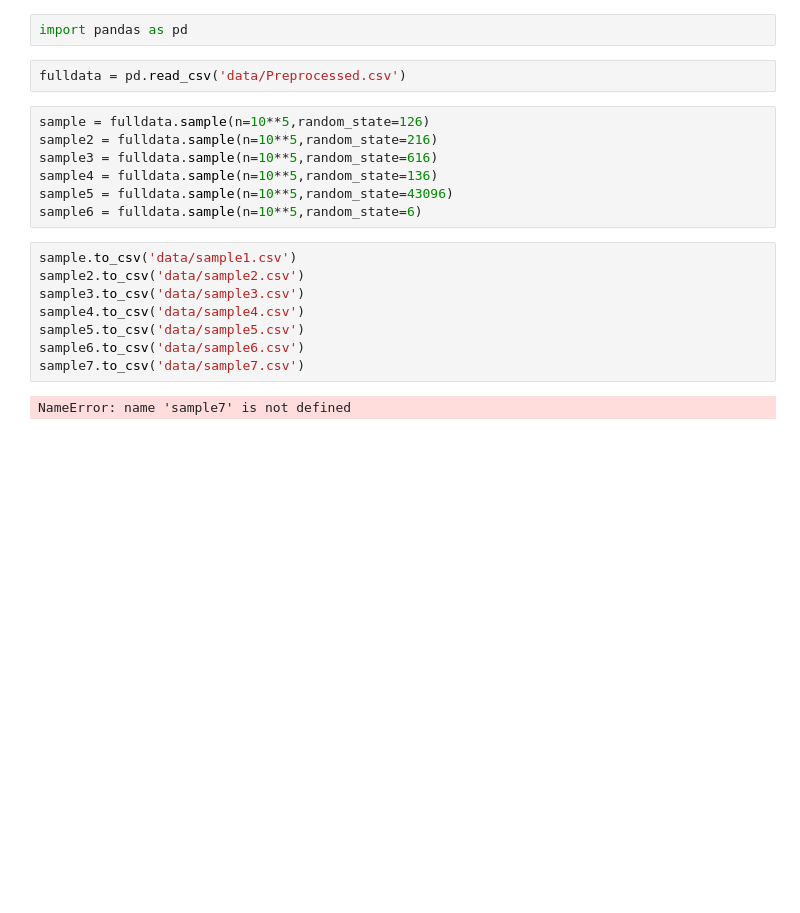
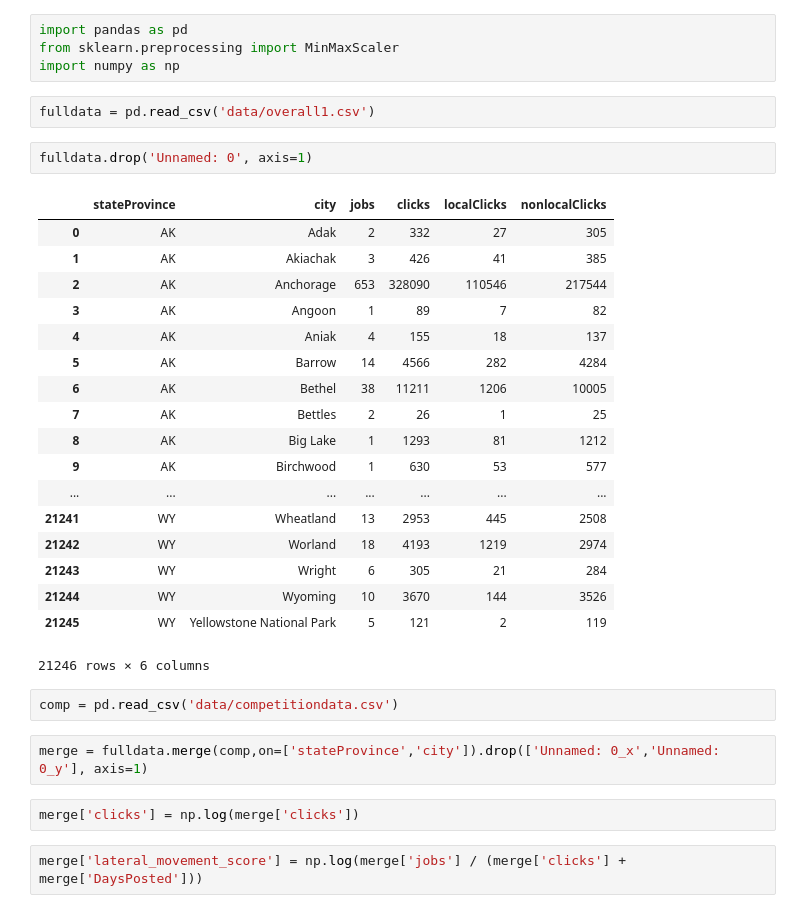
Before and after one commit to ankit-deogharia/Datafest2018, a Jupyter notebook: bashANA.ipynb, the cells around one changed output. Saved outputs shown, nothing was run; the diff lists cells and outputs as text; blank space fills up the shorter version.

```diff
--- a/bashANA.ipynb
+++ b/bashANA.ipynb
@@ -1,21 +1,35 @@
 # %%
 import pandas as pd
+from sklearn.preprocessing import MinMaxScaler
+import numpy as np
 # %%
-fulldata = pd.read_csv('data/Preprocessed.csv')
+fulldata = pd.read_csv('data/overall1.csv')
-# %%
-sample = fulldata.sample(n=10**5,random_state=126)
-sample2 = fulldata.sample(n=10**5,random_state=216)
-sample3 = fulldata.sample(n=10**5,random_state=616)
-sample4 = fulldata.sample(n=10**5,random_state=136)
-sample5 = fulldata.sample(n=10**5,random_state=43096)
-sample6 = fulldata.sample(n=10**5,random_state=6)
-# %%
-sample.to_csv('data/sample1.csv')
-sample2.to_csv('data/sample2.csv')
-sample3.to_csv('data/sample3.csv')
-sample4.to_csv('data/sample4.csv')
-sample5.to_csv('data/sample5.csv')
-sample6.to_csv('data/sample6.csv')
-sample7.to_csv('data/sample7.csv')
-# %% [output]
-NameError: name 'sample7' is not defined
+# %%
+fulldata.drop('Unnamed: 0', axis=1)
+# %% [output]
+|  | stateProvince | city | jobs | clicks | localClicks | nonlocalClicks |
+| 0 | AK | Adak | 2 | 332 | 27 | 305 |
+| 1 | AK | Akiachak | 3 | 426 | 41 | 385 |
+| 2 | AK | Anchorage | 653 | 328090 | 110546 | 217544 |
+| 3 | AK | Angoon | 1 | 89 | 7 | 82 |
+| 4 | AK | Aniak | 4 | 155 | 18 | 137 |
+| 5 | AK | Barrow | 14 | 4566 | 282 | 4284 |
+| 6 | AK | Bethel | 38 | 11211 | 1206 | 10005 |
+| 7 | AK | Bettles | 2 | 26 | 1 | 25 |
+| 8 | AK | Big Lake | 1 | 1293 | 81 | 1212 |
+| 9 | AK | Birchwood | 1 | 630 | 53 | 577 |
+| ... | ... | ... | ... | ... | ... | ... |
+| 21241 | WY | Wheatland | 13 | 2953 | 445 | 2508 |
+| 21242 | WY | Worland | 18 | 4193 | 1219 | 2974 |
+| 21243 | WY | Wright | 6 | 305 | 21 | 284 |
+| 21244 | WY | Wyoming | 10 | 3670 | 144 | 3526 |
+| 21245 | WY | Yellowstone National Park | 5 | 121 | 2 | 119 |
+21246 rows × 6 columns
+# %%
+comp = pd.read_csv('data/competitiondata.csv')
+# %%
+merge = fulldata.merge(comp,on=['stateProvince','city']).drop(['Unnamed: 0_x','Unnamed: 0_y'], axis=1)
+# %%
+merge['clicks'] = np.log(merge['clicks'])
+# %%
+merge['lateral_movement_score'] = np.log(merge['jobs'] / (merge['clicks'] + merge['DaysPosted']))
```
Also changed, not shown: parts of 8 cells of this notebook, 3 other files.
